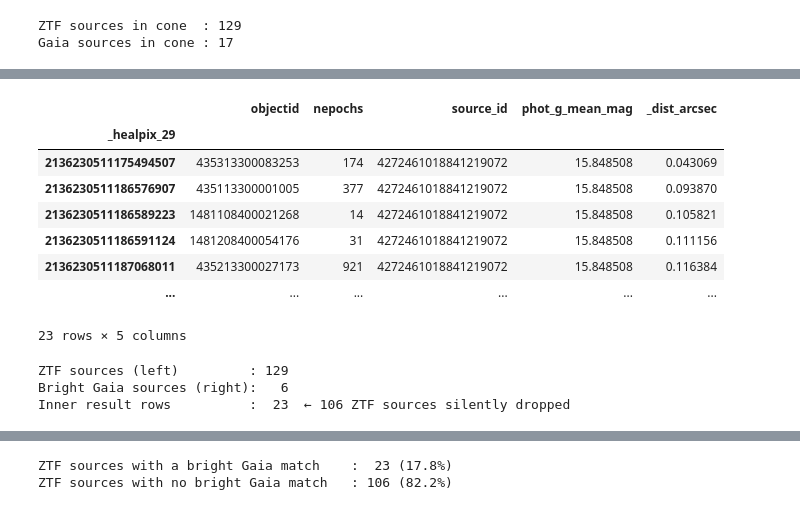
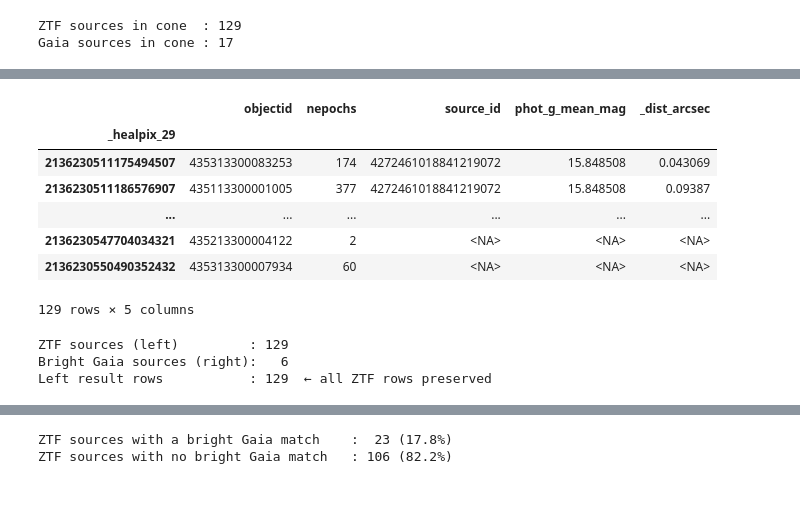
Before and after one commit to astronomy-commons/lsdb, a Jupyter notebook: docs/tutorials/pre_executed/types_of_crossmatch.ipynb, the cells around one changed output, grey strips where cells are left out. Drawn from its saved outputs; the diff is of its cells as text; code cells hidden in the pictures.

```diff
--- a/docs/tutorials/pre_executed/types_of_crossmatch.ipynb
+++ b/docs/tutorials/pre_executed/types_of_crossmatch.ipynb
@@ -30,11 +27,11 @@ cone so the example stays fast.
 # %%
-ztf22_sm = lsdb.open_catalog(
+ztf = lsdb.open_catalog(
     "https://data.lsdb.io/hats/ztf_dr22",
     columns=["objectid", "objra", "objdec", "nepochs"],
     search_filter=lsdb.ConeSearch(280, 0, radius_arcsec=36),
 )
 
-gaia3_sm = lsdb.open_catalog(
+gaia = lsdb.open_catalog(
     "s3://stpubdata/gaia/gaia_dr3/public/hats",
     columns=["source_id", "ra", "dec", "phot_g_mean_mag"],
     search_filter=lsdb.ConeSearch(280, 0, radius_arcsec=36),
@@ -89,0 +77,13 @@ This is the default, so `ztf22_sm.crossmatch(gaia_bright, radius_arcsec=1.0)` an
+# %%
+gaia_bright = gaia.query("phot_g_mean_mag < 20")
+n_bright = len(gaia_bright.compute())
+
+inner_result = ztf.crossmatch(
+    gaia_bright,
+    radius_arcsec=1.0,
+    how="inner",
+    suffix_method="overlapping_columns",
+    log_changes=False,
+).compute()
+
+inner_result[["objectid", "nepochs", "source_id", "phot_g_mean_mag", "_dist_arcsec"]]
@@ -90,28 +126,27 @@ This is the default, so `ztf22_sm.crossmatch(gaia_bright, radius_arcsec=1.0)` an
 # %%
-inner_result = ztf22_sm.crossmatch(
+left_result = ztf.crossmatch(
     gaia_bright,
     radius_arcsec=1.0,
-    how="inner",
+    how="left",
     suffix_method="overlapping_columns",
     log_changes=False,
 ).compute()
 
-inner_result[["objectid", "nepochs", "source_id", "phot_g_mean_mag", "_dist_arcsec"]]
+left_result[["objectid", "nepochs", "source_id", "phot_g_mean_mag", "_dist_arcsec"]]
 # %% [output]
 |  | objectid | nepochs | source_id | phot_g_mean_mag | _dist_arcsec |
 | _healpix_29 |  |  |  |  |  |
 | 2136230511175494507 | 435313300083253 | 174 | 4272461018841219072 | 15.848508 | 0.043069 |
-| 2136230511186576907 | 435113300001005 | 377 | 4272461018841219072 | 15.848508 | 0.093870 |
-| 2136230511186589223 | 1481108400021268 | 14 | 4272461018841219072 | 15.848508 | 0.105821 |
-| 2136230511186591124 | 1481208400054176 | 31 | 4272461018841219072 | 15.848508 | 0.111156 |
-| 2136230511187068011 | 435213300027173 | 921 | 4272461018841219072 | 15.848508 | 0.116384 |
+| 2136230511186576907 | 435113300001005 | 377 | 4272461018841219072 | 15.848508 | 0.09387 |
 | ... | ... | ... | ... | ... | ... |
+| 2136230547704034321 | 435213300004122 | 2 | <NA> | <NA> | <NA> |
+| 2136230550490352432 | 435313300007934 | 60 | <NA> | <NA> | <NA> |
-23 rows × 5 columns
+129 rows × 5 columns
 # %%
 print(f"ZTF sources (left)         : {n_ztf}")
 print(f"Bright Gaia sources (right):   {n_bright}")
-print(f"Inner result rows          :  {len(inner_result)}  \u2190 {n_ztf - len(inner_result)} ZTF sources silently dropped")
+print(f"Left result rows           : {len(left_result)}  \u2190 all ZTF rows preserved")
 # %% [output]
 ZTF sources (left)         : 129
 Bright Gaia sources (right):   6
-Inner result rows          :  23  ← 106 ZTF sources silently dropped
+Left result rows           : 129  ← all ZTF rows preserved
```
Also changed, not shown: parts of 22 cells of this notebook.
